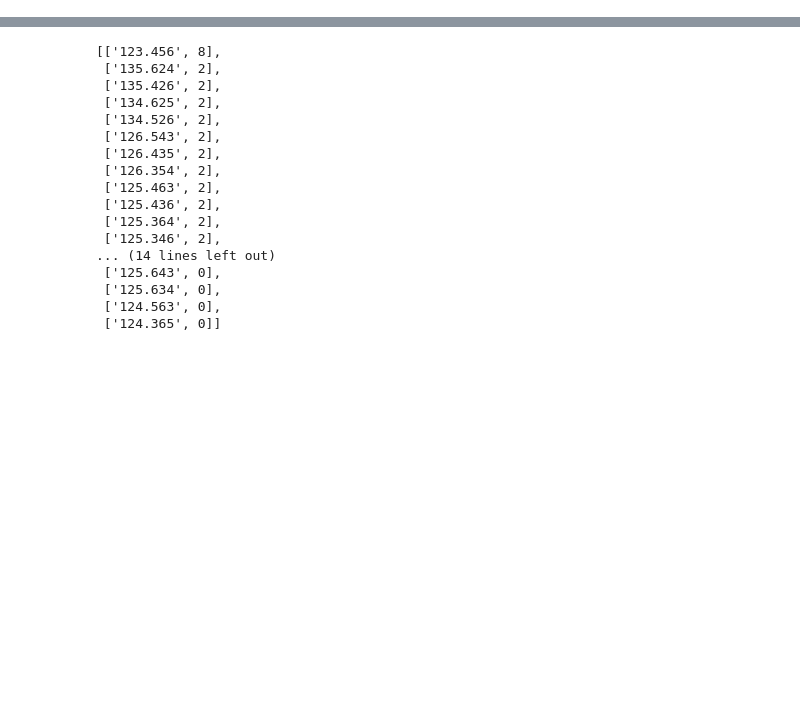
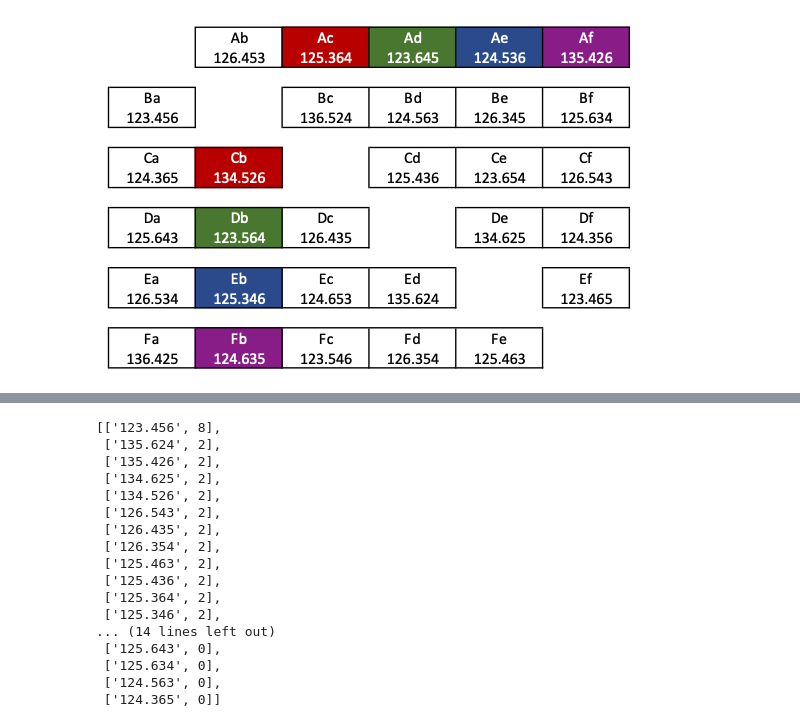
Before and after one commit to IJohnson-math/Colored_Cube_Puzzles, a Jupyter notebook: 2x2x2soln_C_36.ipynb, the cells around one changed output, grey strips where cells are left out. Saved outputs shown, nothing was run; the diff lists cells and outputs as text; code cells hidden in the pictures; blank space fills up the shorter version.

```diff
--- a/2x2x2soln_C_36.ipynb
+++ b/2x2x2soln_C_36.ipynb
@@ -32,0 +44,5 @@ Today's date: 2022-10-06
+# %%
+from IPython.display import Image
+Image(filename="./ConwaysGrid.png")
+# %% [output]
+[figure, added]
```
Also changed, not shown: parts of 97 cells of this notebook.
